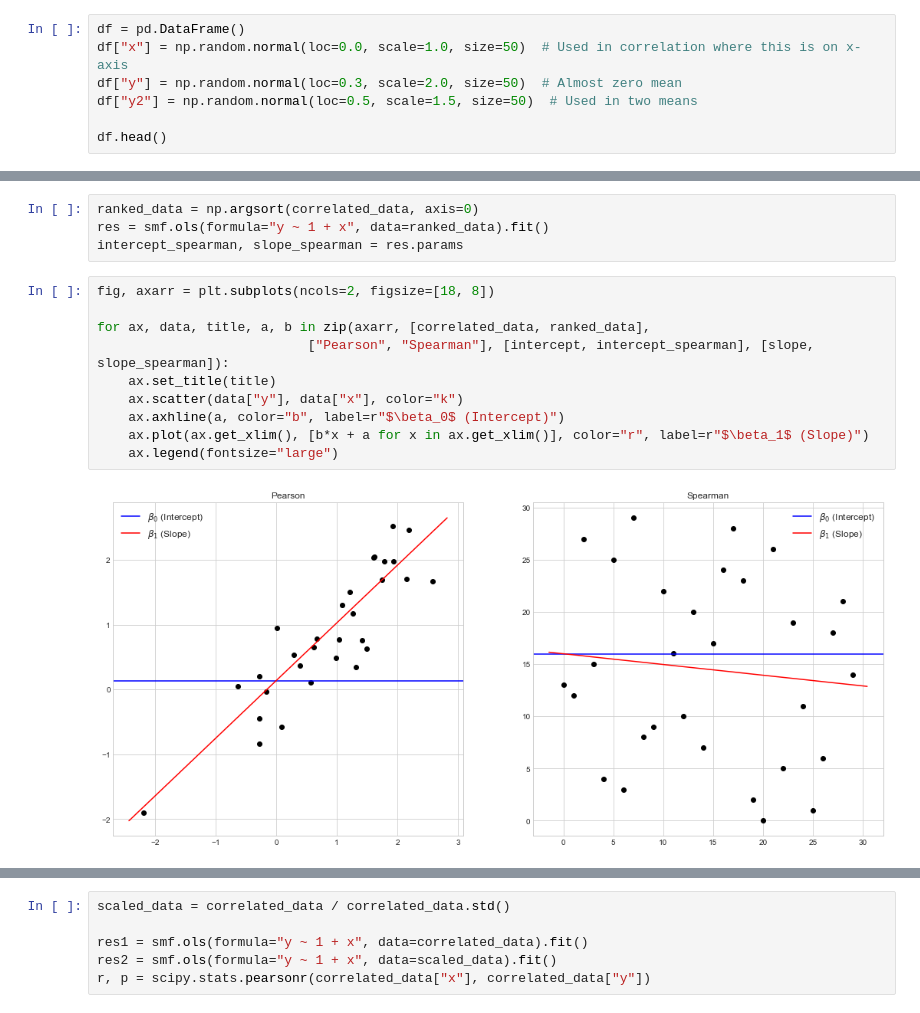
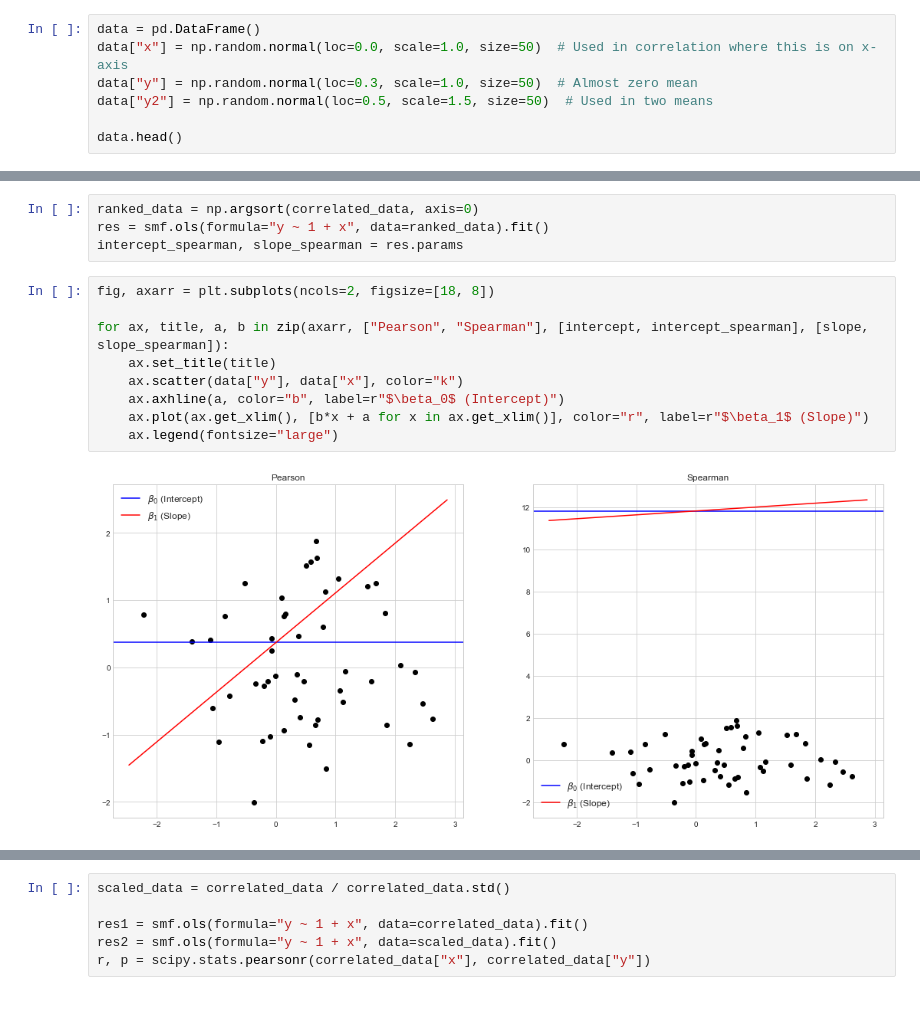
Before and after one commit to eigenfoo/tests-as-linear, a Jupyter notebook: tests-as-linear.ipynb, the cells around one changed output, grey strips where cells are left out. Saved outputs shown, nothing was run; the diff lists cells and outputs as text.

```diff
--- a/tests-as-linear.ipynb
+++ b/tests-as-linear.ipynb
@@ -37,9 +52,9 @@ np.random.seed(1859)
 # %%
-df = pd.DataFrame()
-df["x"] = np.random.normal(loc=0.0, scale=1.0, size=50)  # Used in correlation where this is on x-axis
-df["y"] = np.random.normal(loc=0.3, scale=2.0, size=50)  # Almost zero mean
-df["y2"] = np.random.normal(loc=0.5, scale=1.5, size=50)  # Used in two means
+data = pd.DataFrame()
+data["x"] = np.random.normal(loc=0.0, scale=1.0, size=50)  # Used in correlation where this is on x-axis
+data["y"] = np.random.normal(loc=0.3, scale=1.0, size=50)  # Almost zero mean
+data["y2"] = np.random.normal(loc=0.5, scale=1.5, size=50)  # Used in two means
 
-df.head()
+data.head()
 # %% [output]
 |  | x | y | y2 |
@@ -97,12 +104,11 @@ intercept_spearman, slope_spearman = res.params
 # %%
 fig, axarr = plt.subplots(ncols=2, figsize=[18, 8])
 
-for ax, data, title, a, b in zip(axarr, [correlated_data, ranked_data],
-                           ["Pearson", "Spearman"], [intercept, intercept_spearman], [slope, slope_spearman]):
+for ax, title, a, b in zip(axarr, ["Pearson", "Spearman"], [intercept, intercept_spearman], [slope, slope_spearman]):
     ax.set_title(title)
     ax.scatter(data["y"], data["x"], color="k")
     ax.axhline(a, color="b", label=r"$\beta_0$ (Intercept)")
     ax.plot(ax.get_xlim(), [b*x + a for x in ax.get_xlim()], color="r", label=r"$\beta_1$ (Slope)")
     ax.legend(fontsize="large")
 # %% [output]
-[figure, old version]
+[figure, new version]
```
Also changed, not shown: parts of 21 cells of this notebook.
